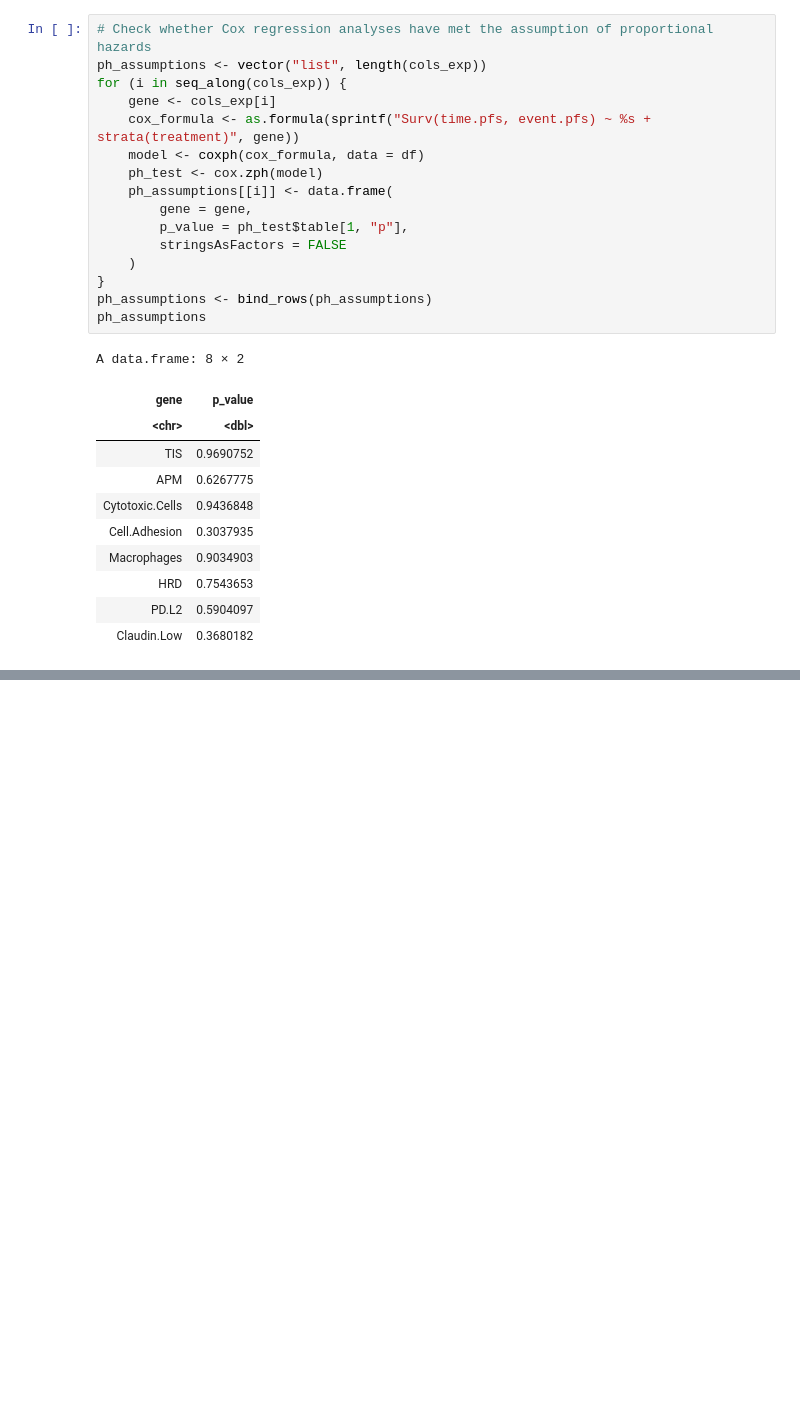
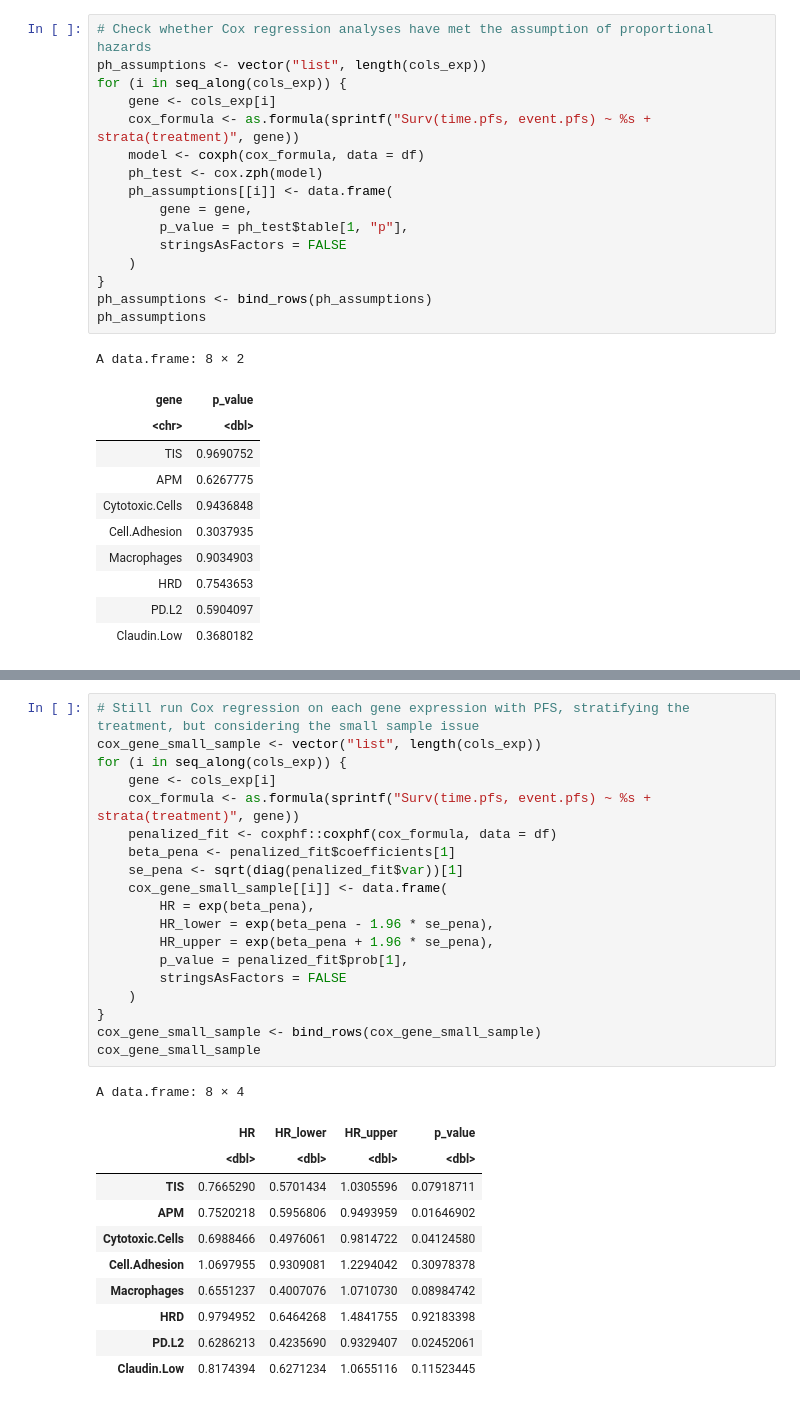
Before and after one commit to zhxiaokang/ALICE, a Jupyter notebook: analysis.ipynb, the cells around one changed output, grey strips where cells are left out. Saved outputs shown, nothing was run; the diff lists cells and outputs as text; blank space fills up the shorter version.

Commit message:
nb for small sample

```diff
--- a/analysis.ipynb
+++ b/analysis.ipynb
@@ -148,3 +149,34 @@ A data.frame: 8 × 4
 | HRD | 1.0050754 | 0.6577921 | 1.5357078 | 0.98132629 |
 | PD.L2 | 0.6466131 | 0.4341052 | 0.9631500 | 0.03197793 |
 | Claudin.Low | 0.8173325 | 0.6223500 | 1.0734030 | 0.14689231 |
+# %%
+# Still run Cox regression on each gene expression with PFS, stratifying the treatment, but considering the small sample issue
+cox_gene_small_sample <- vector("list", length(cols_exp))
+for (i in seq_along(cols_exp)) {
+    gene <- cols_exp[i]
+    cox_formula <- as.formula(sprintf("Surv(time.pfs, event.pfs) ~ %s + strata(treatment)", gene))
+    penalized_fit <- coxphf::coxphf(cox_formula, data = df)
+    beta_pena <- penalized_fit$coefficients[1]
+    se_pena <- sqrt(diag(penalized_fit$var))[1]
+    cox_gene_small_sample[[i]] <- data.frame(
+        HR = exp(beta_pena),
+        HR_lower = exp(beta_pena - 1.96 * se_pena),
+        HR_upper = exp(beta_pena + 1.96 * se_pena),
+        p_value = penalized_fit$prob[1],
+        stringsAsFactors = FALSE
+    )
+}
+cox_gene_small_sample <- bind_rows(cox_gene_small_sample)
+cox_gene_small_sample
+# %% [output]
+A data.frame: 8 × 4
+|  | HR | HR_lower | HR_upper | p_value |
+|  | <dbl> | <dbl> | <dbl> | <dbl> |
+| TIS | 0.7665290 | 0.5701434 | 1.0305596 | 0.07918711 |
+| APM | 0.7520218 | 0.5956806 | 0.9493959 | 0.01646902 |
+| Cytotoxic.Cells | 0.6988466 | 0.4976061 | 0.9814722 | 0.04124580 |
+| Cell.Adhesion | 1.0697955 | 0.9309081 | 1.2294042 | 0.30978378 |
+| Macrophages | 0.6551237 | 0.4007076 | 1.0710730 | 0.08984742 |
+| HRD | 0.9794952 | 0.6464268 | 1.4841755 | 0.92183398 |
+| PD.L2 | 0.6286213 | 0.4235690 | 0.9329407 | 0.02452061 |
+| Claudin.Low | 0.8174394 | 0.6271234 | 1.0655116 | 0.11523445 |
```
Also changed, not shown: parts of 2 cells of this notebook, 2 other files.
